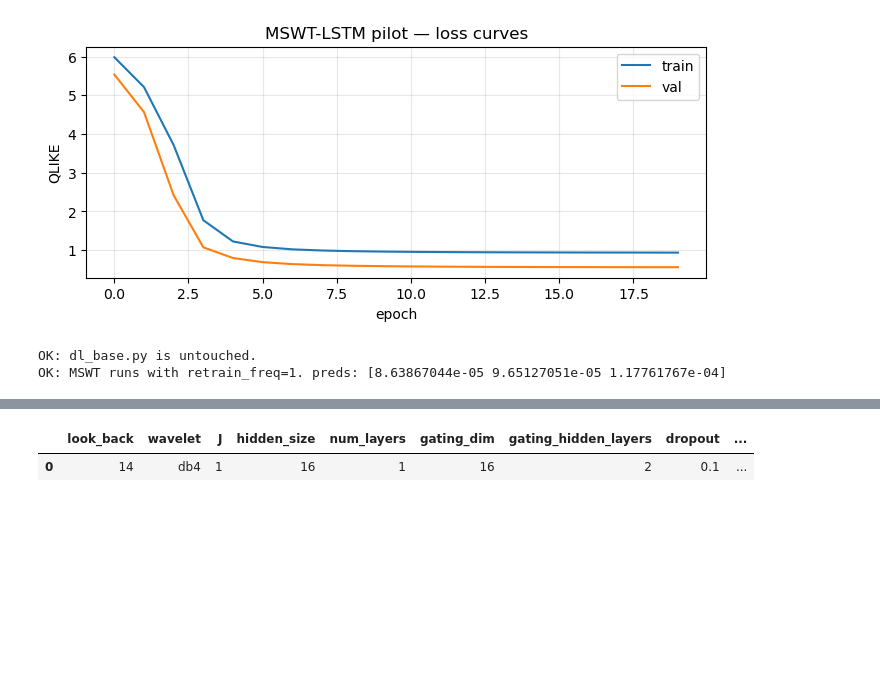
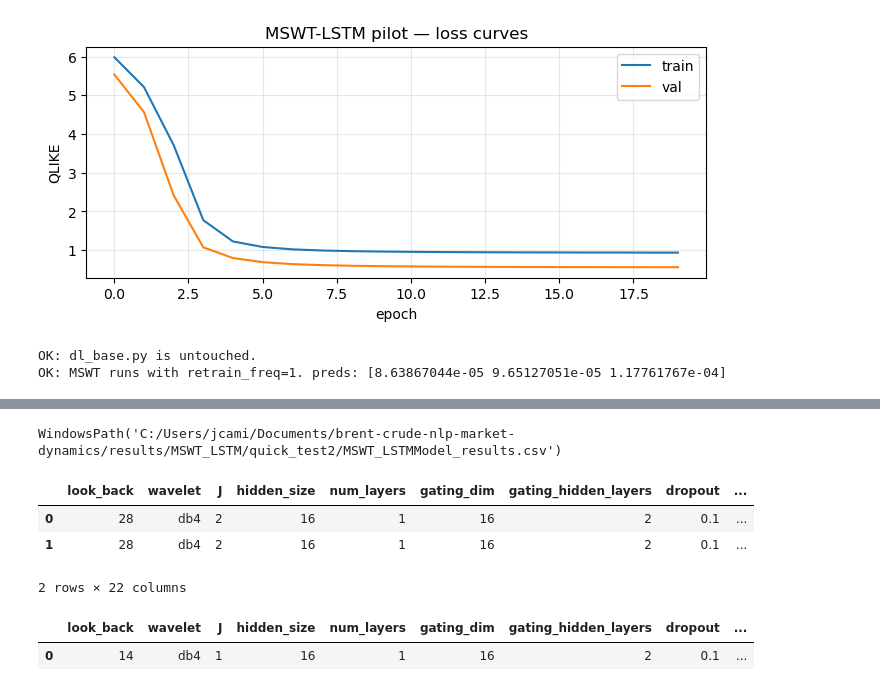
Before and after one commit to cjarango/brent-crude-nlp-market-dynamics, a Jupyter notebook: notebooks/MSWT_LSTM.ipynb, the cells around one changed output, grey strips where cells are left out. Saved outputs shown, nothing was run; the diff lists cells and outputs as text; code cells hidden in the pictures; blank space fills up the shorter version.

```diff
--- a/notebooks/MSWT_LSTM.ipynb
+++ b/notebooks/MSWT_LSTM.ipynb
@@ -364,3 +368,20 @@ Tiempo total: 0.60 min
+# %%
+csv_path
+# %% [output]
+WindowsPath('C:/Users/jcami/Documents/brent-crude-nlp-market-dynamics/results/MSWT_LSTM/quick_test2/MSWT_LSTMModel_results.csv')
+# %%
+import pandas as pd
+
+# La ruta exacta donde se guardó el CSV
+csv_path = RESULTS_PATH / "quick_test_J2" / "MSWT_LSTMModel_results.csv"
+
+df_results = pd.read_csv(csv_path)
+display(df_results)
+# %% [output]
+|  | look_back | wavelet | J | hidden_size | num_layers | gating_dim | gating_hidden_layers | dropout | ... |
+| 0 | 28 | db4 | 2 | 16 | 1 | 16 | 2 | 0.1 | ... |
+| 1 | 28 | db4 | 2 | 16 | 1 | 16 | 2 | 0.1 | ... |
+2 rows × 22 columns
 # %%
 import pandas as pd
 
```
Also changed, not shown: parts of 3 cells of this notebook, 8 other files.
